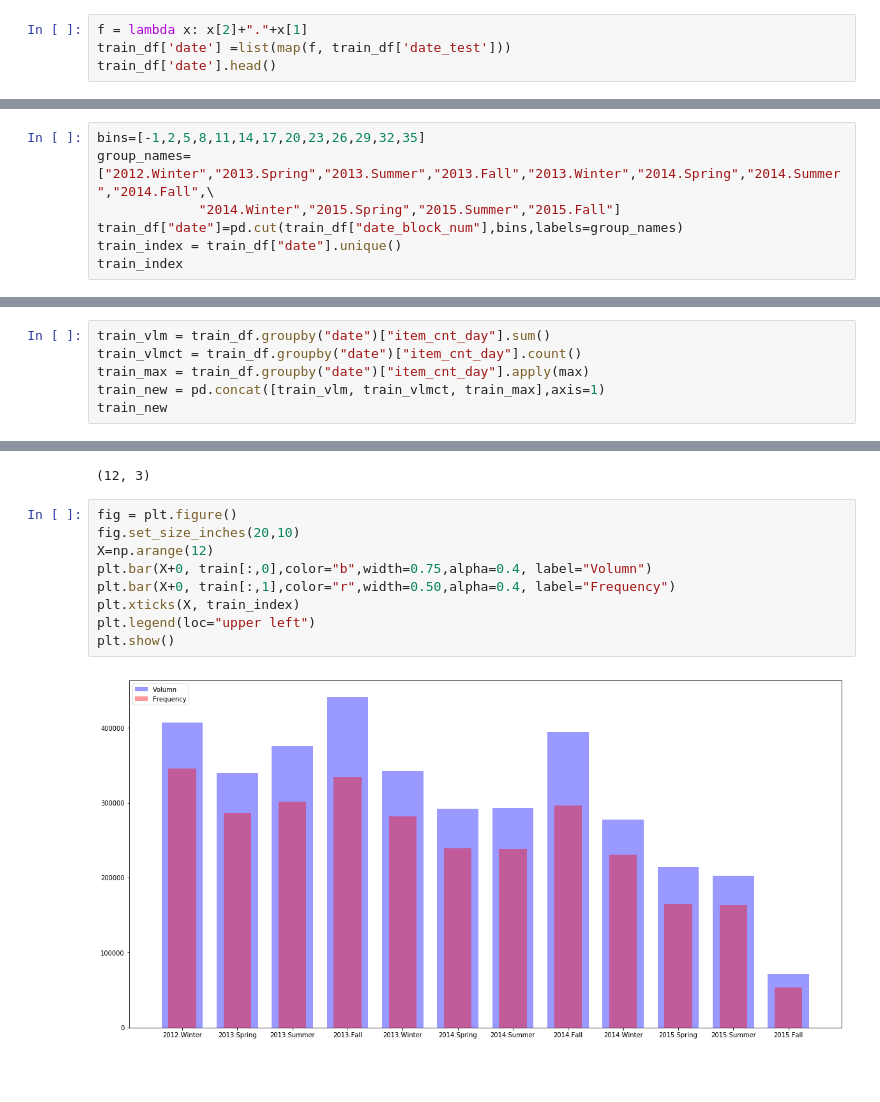
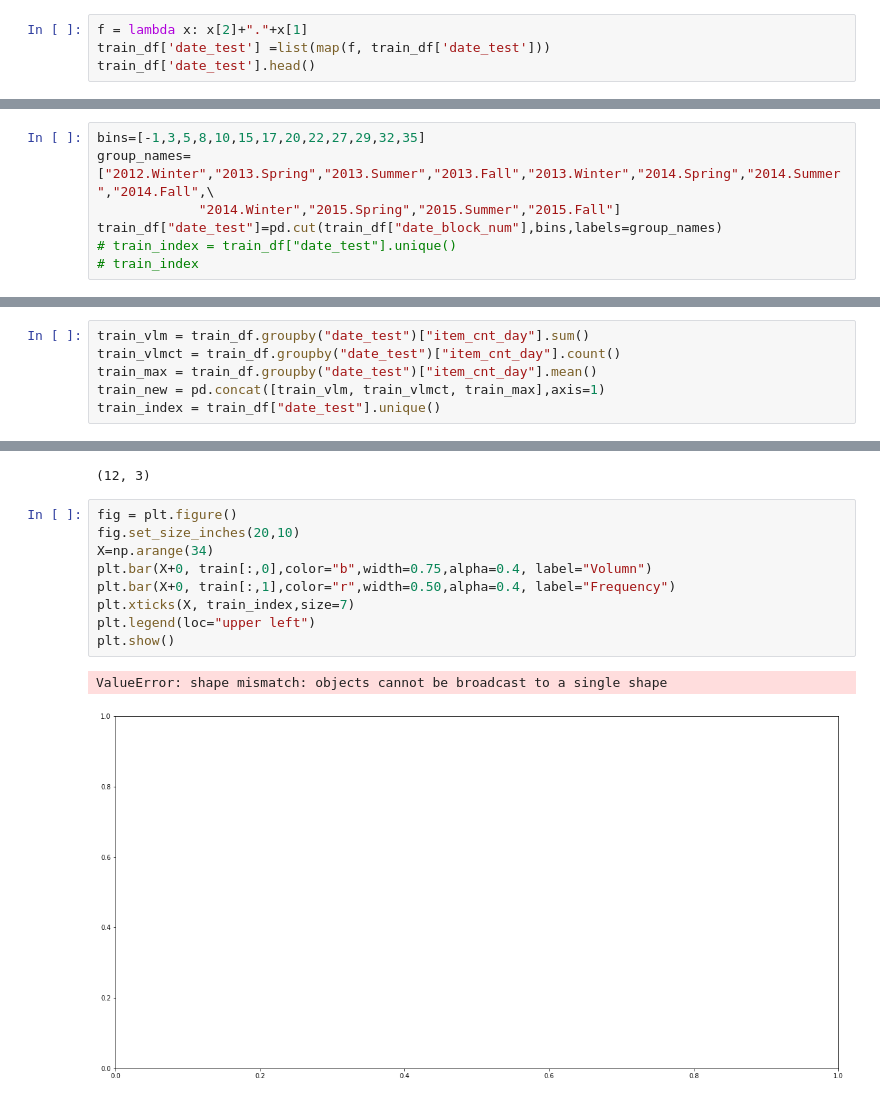
Before and after one commit to KimyoonJIn/Predict_Future_Sales, a Jupyter notebook: temp/Seasonal.ipynb, the cells around one changed output, grey strips where cells are left out. Drawn from its saved outputs; the diff is of its cells as text; blank space fills up the shorter version.

```diff
--- a/temp/Seasonal.ipynb
+++ b/temp/Seasonal.ipynb
@@ -132,8 +132,8 @@ train_df['date_test'].head()
 Name: date_test, dtype: object
 # %%
 f = lambda x: x[2]+"."+x[1]
-train_df['date'] =list(map(f, train_df['date_test']))
-train_df['date'].head()
+train_df['date_test'] =list(map(f, train_df['date_test']))
+train_df['date_test'].head()
 # %% [output]
 0    2013.01
 1    2013.01
@@ -144,7 +144,7 @@ Name: date, dtype: object
 # %%
-bins=[-1,2,5,8,11,14,17,20,23,26,29,32,35]
+bins=[-1,3,5,8,10,15,17,20,22,27,29,32,35]
 group_names=["2012.Winter","2013.Spring","2013.Summer","2013.Fall","2013.Winter","2014.Spring","2014.Summer","2014.Fall",\
              "2014.Winter","2015.Spring","2015.Summer","2015.Fall"]
-train_df["date"]=pd.cut(train_df["date_block_num"],bins,labels=group_names)
-train_index = train_df["date"].unique()
-train_index
+train_df["date_test"]=pd.cut(train_df["date_block_num"],bins,labels=group_names)
+# train_index = train_df["date_test"].unique()
+# train_index
@@ -155,6 +151,6 @@ Categories (12, object): [2012.Winter < 2013.Spring < 2013.Summer < 2013.Fall ..
 # %%
-train_vlm = train_df.groupby("date")["item_cnt_day"].sum()
-train_vlmct = train_df.groupby("date")["item_cnt_day"].count()
-train_max = train_df.groupby("date")["item_cnt_day"].apply(max)
+train_vlm = train_df.groupby("date_test")["item_cnt_day"].sum()
+train_vlmct = train_df.groupby("date_test")["item_cnt_day"].count()
+train_max = train_df.groupby("date_test")["item_cnt_day"].mean()
 train_new = pd.concat([train_vlm, train_vlmct, train_max],axis=1)
-train_new
+train_index = train_df["date_test"].unique()
@@ -181,14 +162,15 @@ train.shape
 # %%
 fig = plt.figure()
 fig.set_size_inches(20,10)
-X=np.arange(12)
+X=np.arange(34)
 plt.bar(X+0, train[:,0],color="b",width=0.75,alpha=0.4, label="Volumn")
 plt.bar(X+0, train[:,1],color="r",width=0.50,alpha=0.4, label="Frequency")
-plt.xticks(X, train_index)
+plt.xticks(X, train_index,size=7)
 plt.legend(loc="upper left")
 plt.show()
 # %% [output]
+ValueError: shape mismatch: objects cannot be broadcast to a single shape
-[figure, old version]
+[figure, new version]
 # %%
 fig = plt.figure()
 fig.set_size_inches(20,5)
```
Also changed, not shown: parts of 16 cells of this notebook, 5 other files.
